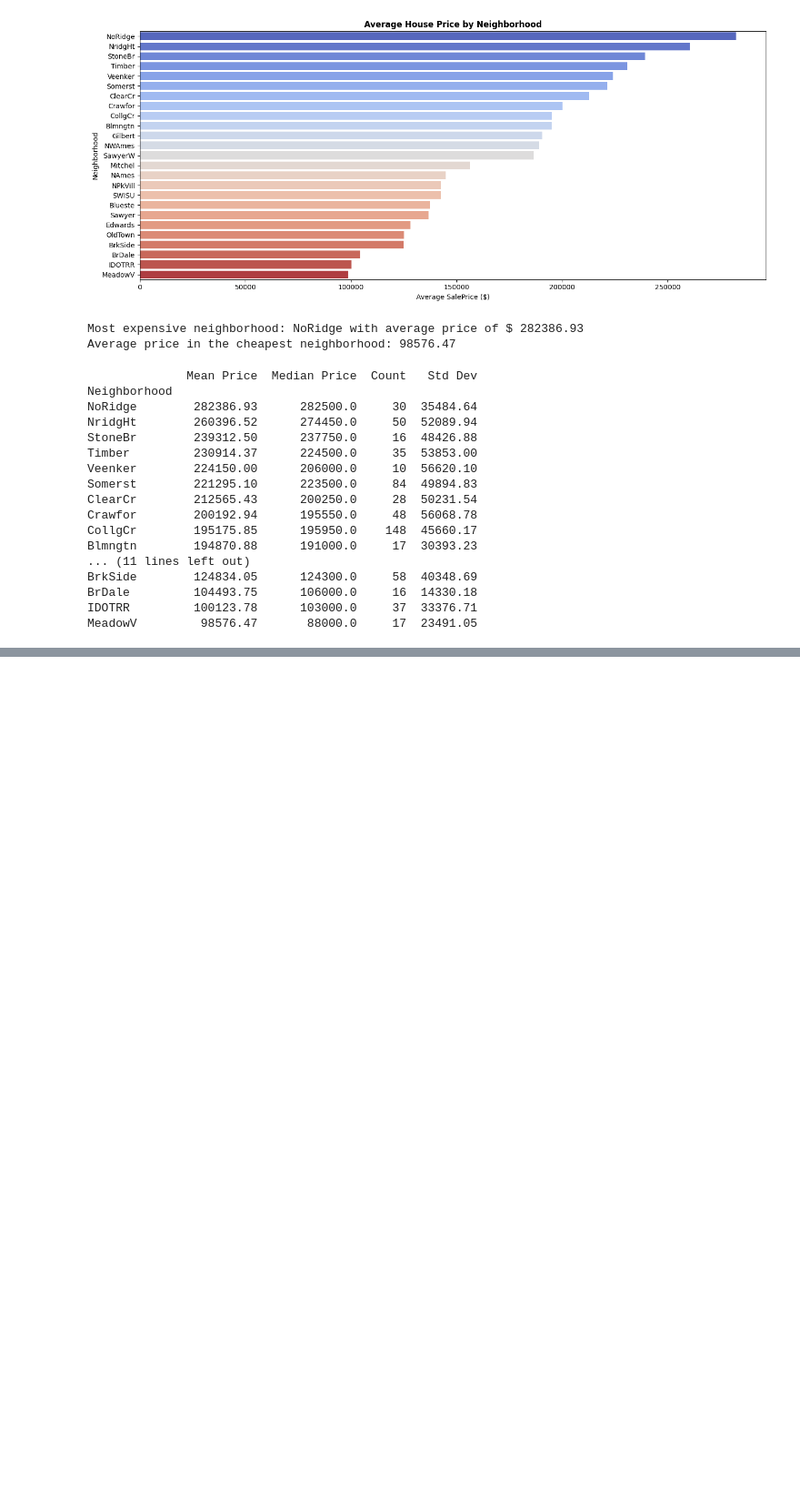
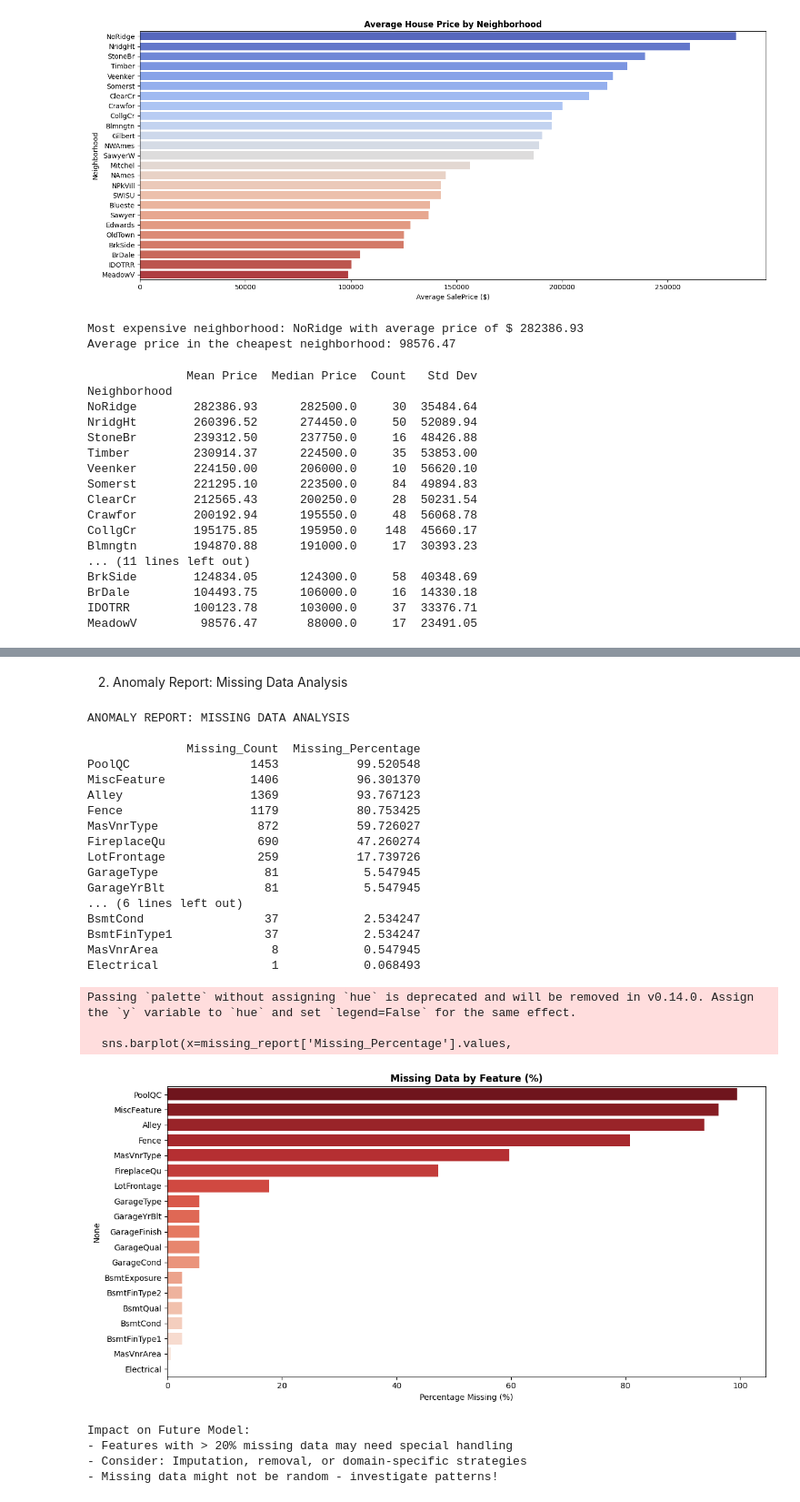
Before and after one commit to navinxqz/Inception-FSDS-classwork, a Jupyter notebook: Assignments/Assignment6.ipynb, the cells around one changed output, grey strips where cells are left out. Shown at 91% size. Cells and saved outputs as stored; diff of their text form; code cells hidden in the pictures; blank space fills up the shorter version.

```diff
--- a/Assignments/Assignment6.ipynb
+++ b/Assignments/Assignment6.ipynb
@@ -412,0 +435,54 @@ MeadowV         98576.47       88000.0     17  23491.05
+# %% [markdown]
+2. Anomaly Report: Missing Data Analysis
+# %%
+missingData = train.isnull().sum()
+missing_percent = (missingData / len(train)) * 100
+
+# Creating a dataframe for better visualization
+missing_report = pd.DataFrame({
+    'Missing_Count': missingData[missingData > 0],
+    'Missing_Percentage': missing_percent[missingData > 0]
+}).sort_values('Missing_Percentage', ascending=False)
+
+print("ANOMALY REPORT: MISSING DATA ANALYSIS\n")
+print(missing_report)
+
+# Visualize missing data
+plt.figure(figsize=(12, 6))
+sns.barplot(x=missing_report['Missing_Percentage'].values,
+            y=missing_report.index, palette='Reds_r')
+plt.title("Missing Data by Feature (%)", fontsize=12, fontweight='bold')
+plt.xlabel("Percentage Missing (%)")
+plt.tight_layout()
+plt.show()
+
+print("\nImpact on Future Model:")
+print("- Features with > 20% missing data may need special handling")
+print("- Consider: Imputation, removal, or domain-specific strategies")
+print("- Missing data might not be random - investigate patterns!")
+# %% [output]
+ANOMALY REPORT: MISSING DATA ANALYSIS
+
+              Missing_Count  Missing_Percentage
+PoolQC                 1453           99.520548
+MiscFeature            1406           96.301370
+Alley                  1369           93.767123
+Fence                  1179           80.753425
+MasVnrType              872           59.726027
+FireplaceQu             690           47.260274
+LotFrontage             259           17.739726
+GarageType               81            5.547945
+GarageYrBlt              81            5.547945
+... (6 lines left out)
+BsmtCond                 37            2.534247
+BsmtFinType1             37            2.534247
+MasVnrArea                8            0.547945
+Electrical                1            0.068493
+Passing `palette` without assigning `hue` is deprecated and will be removed in v0.14.0. Assign the `y` variable to `hue` and set `legend=False` for the same effect.
+
+  sns.barplot(x=missing_report['Missing_Percentage'].values,
+[figure, added]
+Impact on Future Model:
+- Features with > 20% missing data may need special handling
+- Consider: Imputation, removal, or domain-specific strategies
+- Missing data might not be random - investigate patterns!
```
Also changed, not shown: parts of 6 cells of this notebook.
